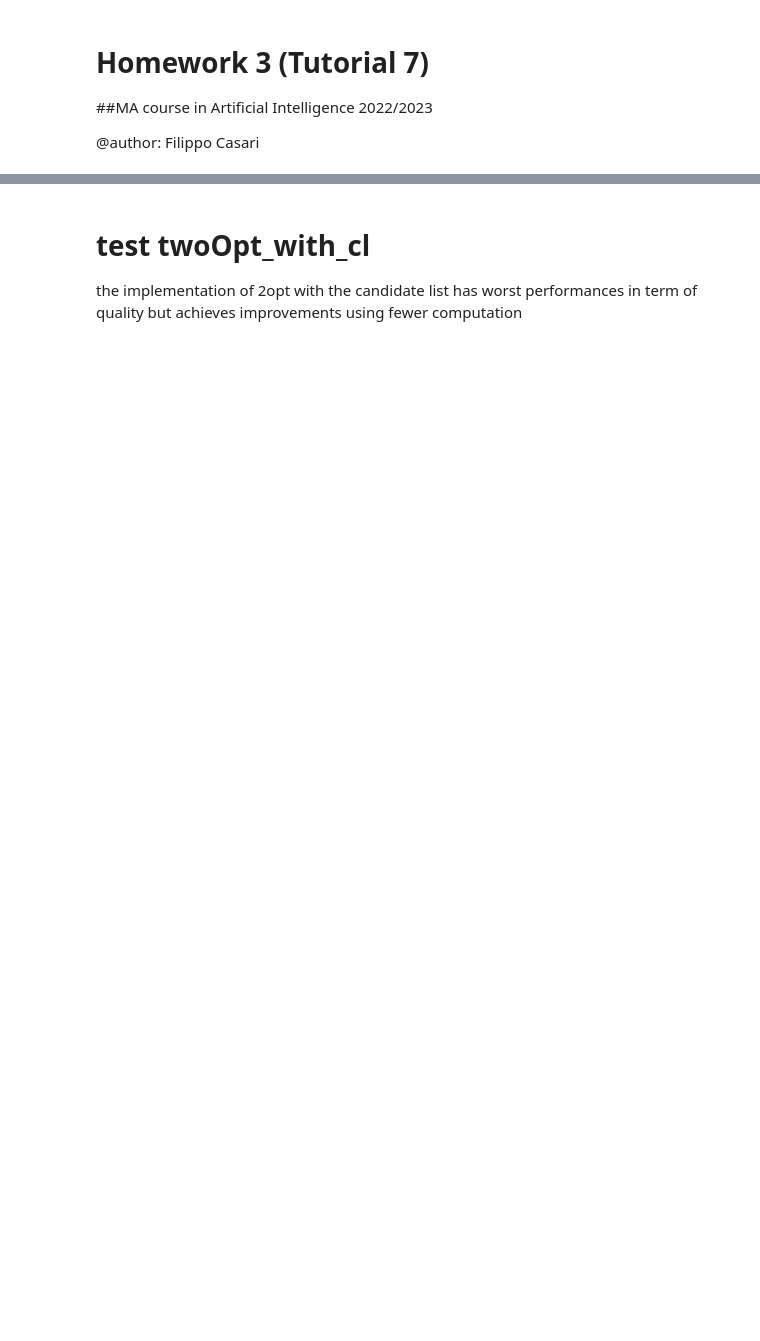
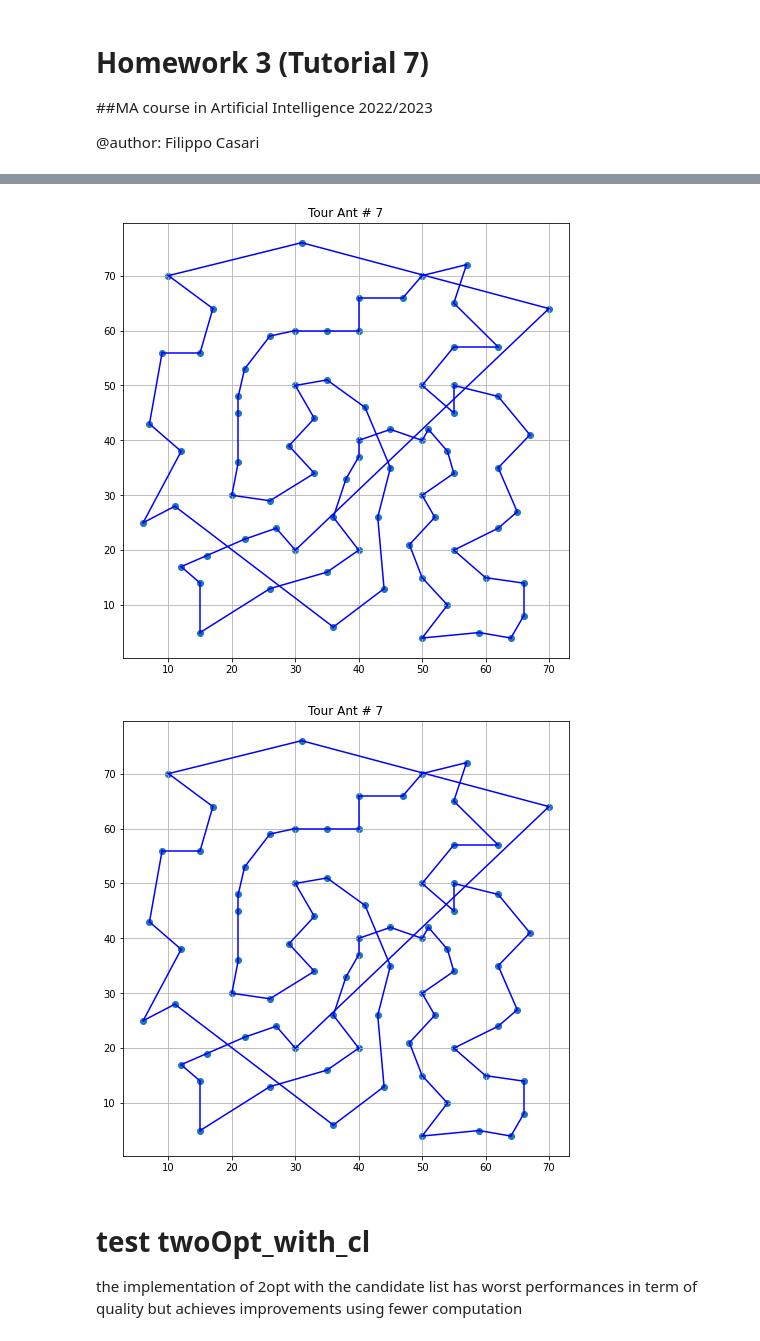
Before and after one commit to filippocasari/HW3-AI, a Jupyter notebook: ACS_for_the_TSP.ipynb, the cells around one changed output, grey strips where cells are left out. Cells and saved outputs as stored; diff of their text form; code cells hidden in the pictures; blank space fills up the shorter version.

```diff
--- a/ACS_for_the_TSP.ipynb
+++ b/ACS_for_the_TSP.ipynb
@@ -32,7 +49,8 @@ ic.plot_data()
 # %%
-
+%matplotlib notebook
 from matplotlib import pyplot as plt
-#plt.ion()
+from IPython import display
+import time
 
 
 def plot_tour(instance, tour, ant):
@@ -45,9 +63,11 @@ def plot_tour(instance, tour, ant):
         xy1, xy2 = tour[t], tour[t+1]
         plt.plot([instance.points[xy1, 1], instance.points[xy2, 1]], [
                  instance.points[xy1, 2], instance.points[xy2, 2]], color="blue")
-
-        plt.draw()
-        plt.pause(0.2)
+        display.clear_output(wait=True)
+        display.display(plt.gcf())
+        time.sleep(0.1)
+        #plt.draw()
+        #plt.pause(0.2)
     # plt.show()
 # %%
 import numpy as np
@@ -420,3 +452,12 @@ plot_tour(acs.instance, acs.best_tour,acs.best_ant)
+# %%
+%matplotlib inline
+t, L_nn = nn(acs.instance.dist_matrix,
+                          starting_node=np.random.choice(acs.n))
+t.append(t[0])
+plot_tour(acs.instance, t,acs.best_ant)
+# %% [output]
+[figure, added]
+[figure, added]
 # %% [markdown]
 # test twoOpt_with_cl
 
```
Also changed, not shown: parts of 12 cells of this notebook, 3 other files.
